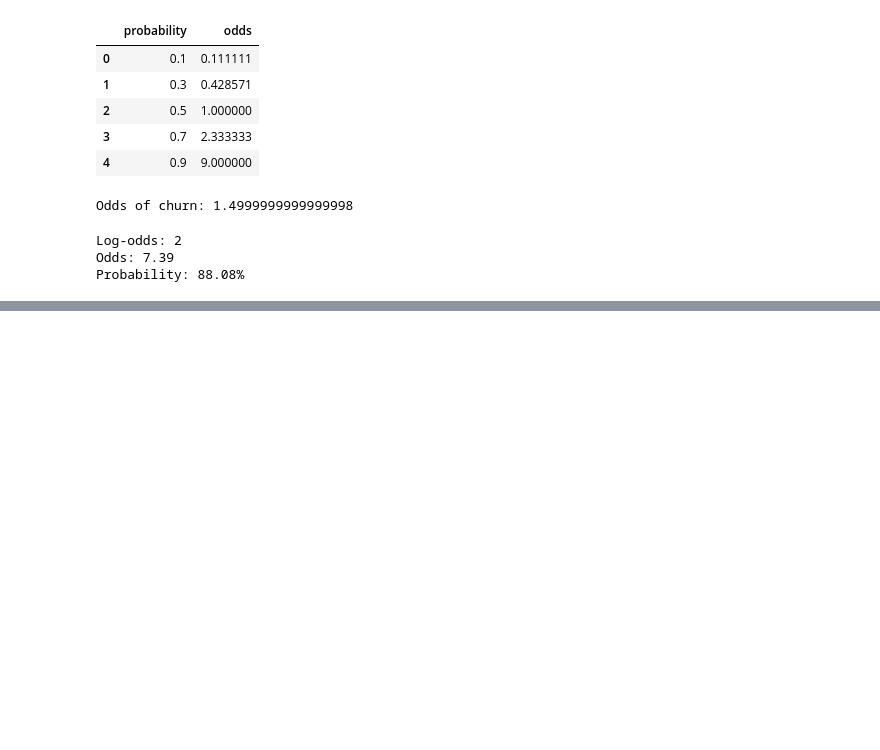
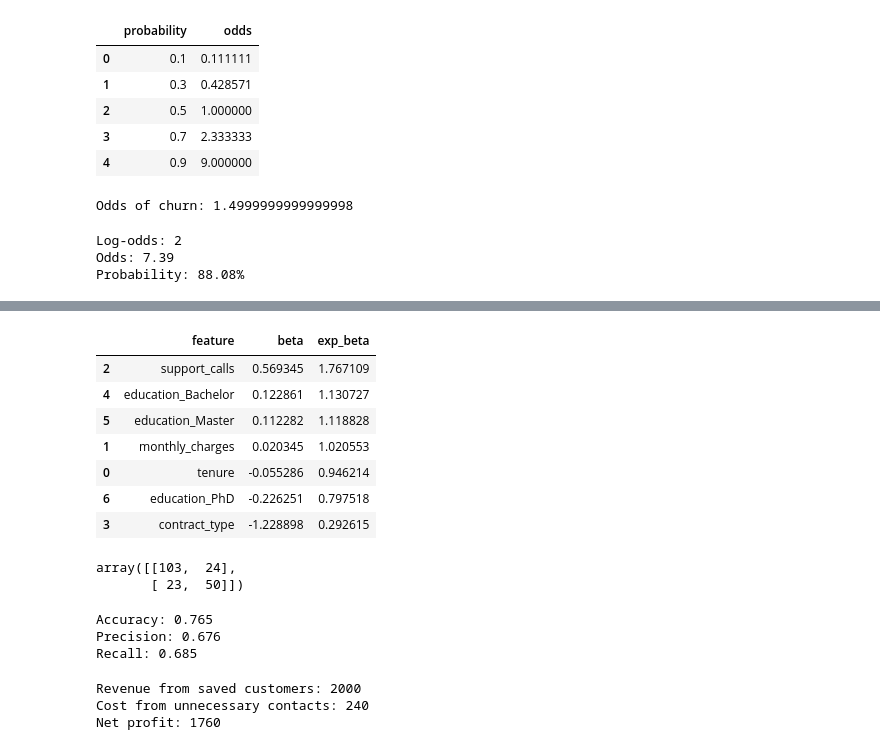
Before and after one commit to marihay1999-cmd/data_analytics_with_python, a Jupyter notebook: notebooks/18_Logistic_regression.ipynb, the cells around one changed output, grey strips where cells are left out. Cells and saved outputs as stored; diff of their text form; code cells hidden in the pictures; blank space fills up the shorter version.

```diff
--- a/notebooks/18_Logistic_regression.ipynb
+++ b/notebooks/18_Logistic_regression.ipynb
@@ -66,0 +193,9 @@ Probability: 88.08%
+# %%
+#Train-Test Split
+X_train, X_test, y_train, y_test = train_test_split(
+    X_encoded,
+    y,
+    test_size=0.2,
+    random_state=42,
+    stratify=y
+)
@@ -66,0 +286,60 @@ Probability: 88.08%
+# %%
+#Coefficient Interpretation with Exponentiated Betas
+coef_df = pd.DataFrame({
+    "feature": X_encoded.columns,
+    "beta": model.coef_[0],
+    "exp_beta": np.exp(model.coef_[0])
+})
+
+coef_df = coef_df.sort_values("exp_beta", ascending=False)
+
+coef_df
+# %% [output]
+|  | feature | beta | exp_beta |
+| 2 | support_calls | 0.569345 | 1.767109 |
+| 4 | education_Bachelor | 0.122861 | 1.130727 |
+| 5 | education_Master | 0.112282 | 1.118828 |
+| 1 | monthly_charges | 0.020345 | 1.020553 |
+| 0 | tenure | -0.055286 | 0.946214 |
+| 6 | education_PhD | -0.226251 | 0.797518 |
+| 3 | contract_type | -1.228898 | 0.292615 |
+# %%
+#Confusion Matrix
+cm = confusion_matrix(y_test, preds)
+
+tn, fp, fn, tp = cm.ravel()
+
+cm
+# %% [output]
+array([[103,  24],
+       [ 23,  50]])
+# %%
+#Classification Metrics
+accuracy = accuracy_score(y_test, preds)
+precision = precision_score(y_test, preds)
+recall = recall_score(y_test, preds)
+
+print("Accuracy:", round(accuracy, 3))
+print("Precision:", round(precision, 3))
+print("Recall:", round(recall, 3))
+# %% [output]
+Accuracy: 0.765
+Precision: 0.676
+Recall: 0.685
+# %%
+#Revenue Matrix
+retention_cost = 10
+retention_benefit = 50
+
+revenue_from_saved_customers = tp * (retention_benefit - retention_cost)
+cost_from_unnecessary_contacts = fp * retention_cost
+
+net_profit = revenue_from_saved_customers - cost_from_unnecessary_contacts
+
+print("Revenue from saved customers:", revenue_from_saved_customers)
+print("Cost from unnecessary contacts:", cost_from_unnecessary_contacts)
+print("Net profit:", net_profit)
+# %% [output]
+Revenue from saved customers: 2000
+Cost from unnecessary contacts: 240
+Net profit: 1760
```
Also changed, not shown: parts of 18 cells of this notebook.
